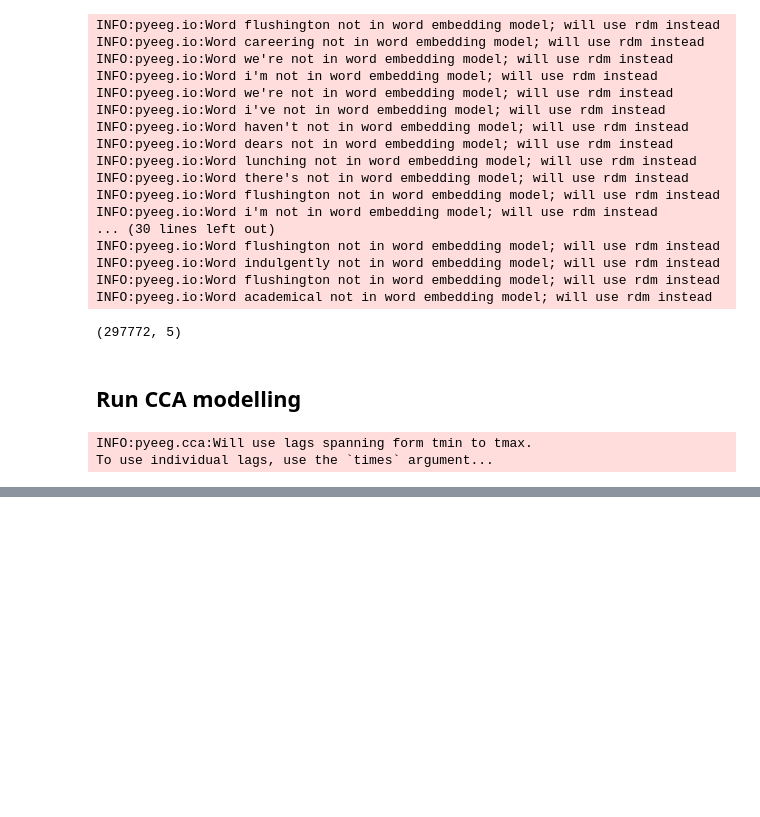
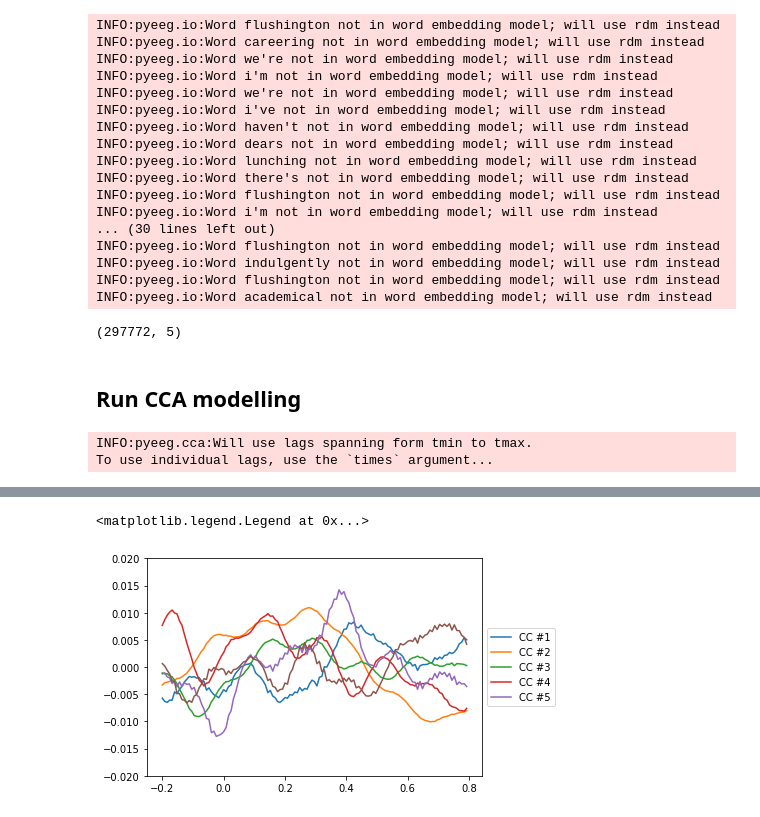
Before and after one commit to Hugo-W/pyEEG, a Jupyter notebook: docs/source/examples/CCA_wordvectors.ipynb, the cells around one changed output, grey strips where cells are left out. Drawn from its saved outputs; the diff is of its cells as text; code cells hidden in the pictures; blank space fills up the shorter version.

```diff
--- a/docs/source/examples/CCA_wordvectors.ipynb
+++ b/docs/source/examples/CCA_wordvectors.ipynb
@@ -166 +164,17 @@ plt.ylim([-0.02, 0.02]);
+# %%
+%matplotlib inline
+n_comp = 6
+if n_comp < 6:
+    for c in range(n_comp):
+        plt.plot(cca.times, cca.coefStim_[:,4,c],label='CC #%s' % (c+1))
+else:
+    for c in range(5):
+        plt.plot(cca.times, cca.coefStim_[:,4,c],label='CC #%s' % (c+1))
+    for c in range(5,n_comp):
+        plt.plot(cca.times, cca.coefStim_[:,4,c])
+plt.ylim([-0.02, 0.02]);
+plt.legend(loc='center left', bbox_to_anchor=(1, 0.5))
+# %% [output]
+<matplotlib.legend.Legend at 0x...>
+[figure, added]
 # %%
```
Also changed, not shown: parts of 28 cells of this notebook, 2 other files.
